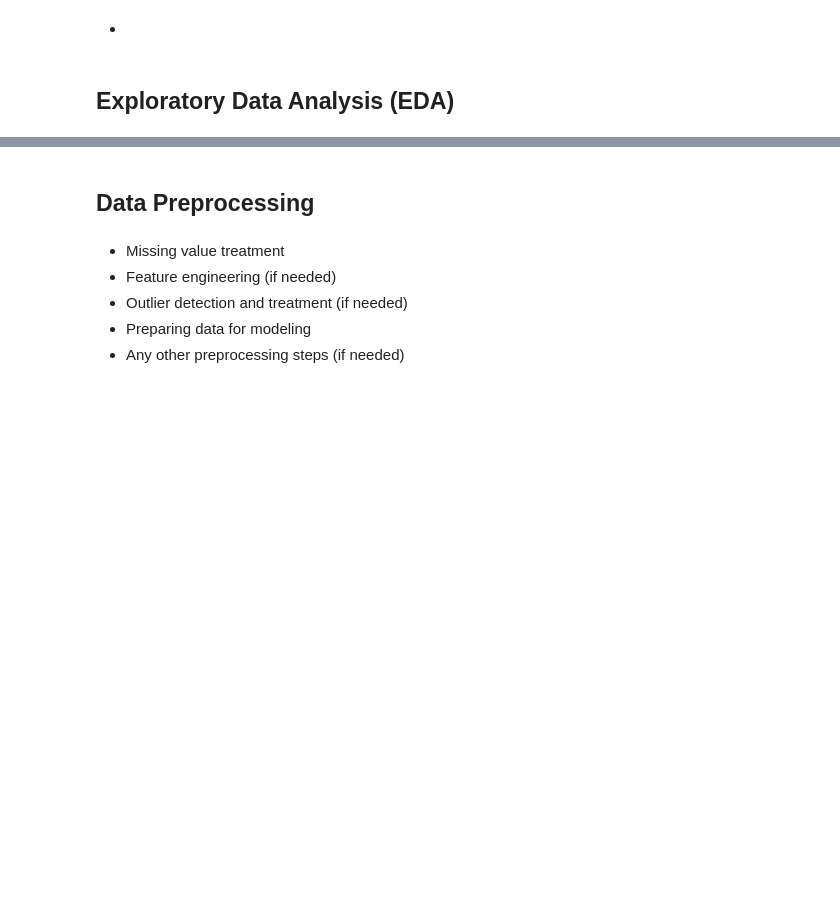
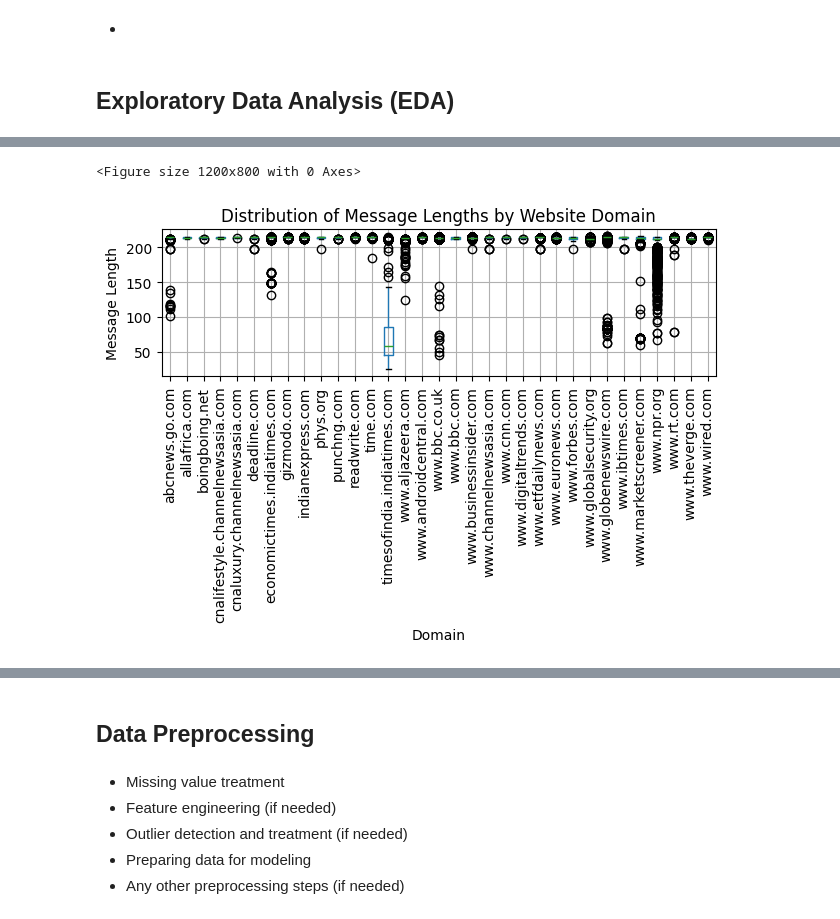
Before and after one commit to Joe-hyper/news_correlation_10ac_week0-, a Jupyter notebook: notebooks/News Analysis.ipynb, the cells around one changed output, grey strips where cells are left out. Saved outputs shown, nothing was run; the diff lists cells and outputs as text; code cells hidden in the pictures; blank space fills up the shorter version.

```diff
--- a/notebooks/News Analysis.ipynb
+++ b/notebooks/News Analysis.ipynb
@@ -347,0 +441,23 @@ KeyboardInterrupt:
+# %%
+#4a
+import pandas as pd
+import nltk
+from collections import Counter
+
+# Assuming ratingdf and domaindf are already loaded
+# Prepare the list of unique country names from domaindf
+unique_countries = domaindf['Country'].dropna().unique()
+
+# Function to count country mentions in text
+def count_country_mentions(text, countries):
+    text = text.lower()
+    return Counter(country for country in countries if country.lower() in text)
+
+# Apply function to each article's content
+ratingdf['country_mentions'] = ratingdf['article'].apply(lambda x: count_country_mentions(x, unique_countries))
+
+# Aggregate all counts
+total_country_mentions = sum(ratingdf['country_mentions'], Counter())
+
+# Show results
+print(total_country_mentions.most_common(10))
@@ -347,0 +756,23 @@ KeyboardInterrupt:
+# %%
+# Calculate the length of each article/message in the DataFrame
+ratingdf['message_length'] = ratingdf['content'].apply(len)  # Assuming 'content' holds the text; replace with 'article' if necessary
+
+# Extract the base domain from URLs to use as the grouping variable
+ratingdf['base_domain'] = ratingdf['url'].apply(lambda x: x.split('/')[2] if pd.notna(x) else None)
+
+# Group by the base domain and describe the statistics of message lengths
+lengths_by_domain = ratingdf.groupby('base_domain')['message_length'].describe()
+
+# Visualize the distribution of message lengths for each domain using a boxplot
+plt.figure(figsize=(12, 8))
+ratingdf.boxplot(column='message_length', by='base_domain', rot=45)
+plt.title('Distribution of Message Lengths by Website Domain')
+plt.suptitle('')  # Remove the default subtitle to clean up the plot
+plt.xlabel('Domain')
+plt.ylabel('Message Length')
+plt.xticks(rotation=90)  # Rotate domain names for better readability
+plt.tight_layout()  # Adjust layout to make room for domain labels
+plt.show()
+# %% [output]
+<Figure size 1200x800 with 0 Axes>
+[figure, added]
```
Also changed, not shown: parts of 32 cells of this notebook.
